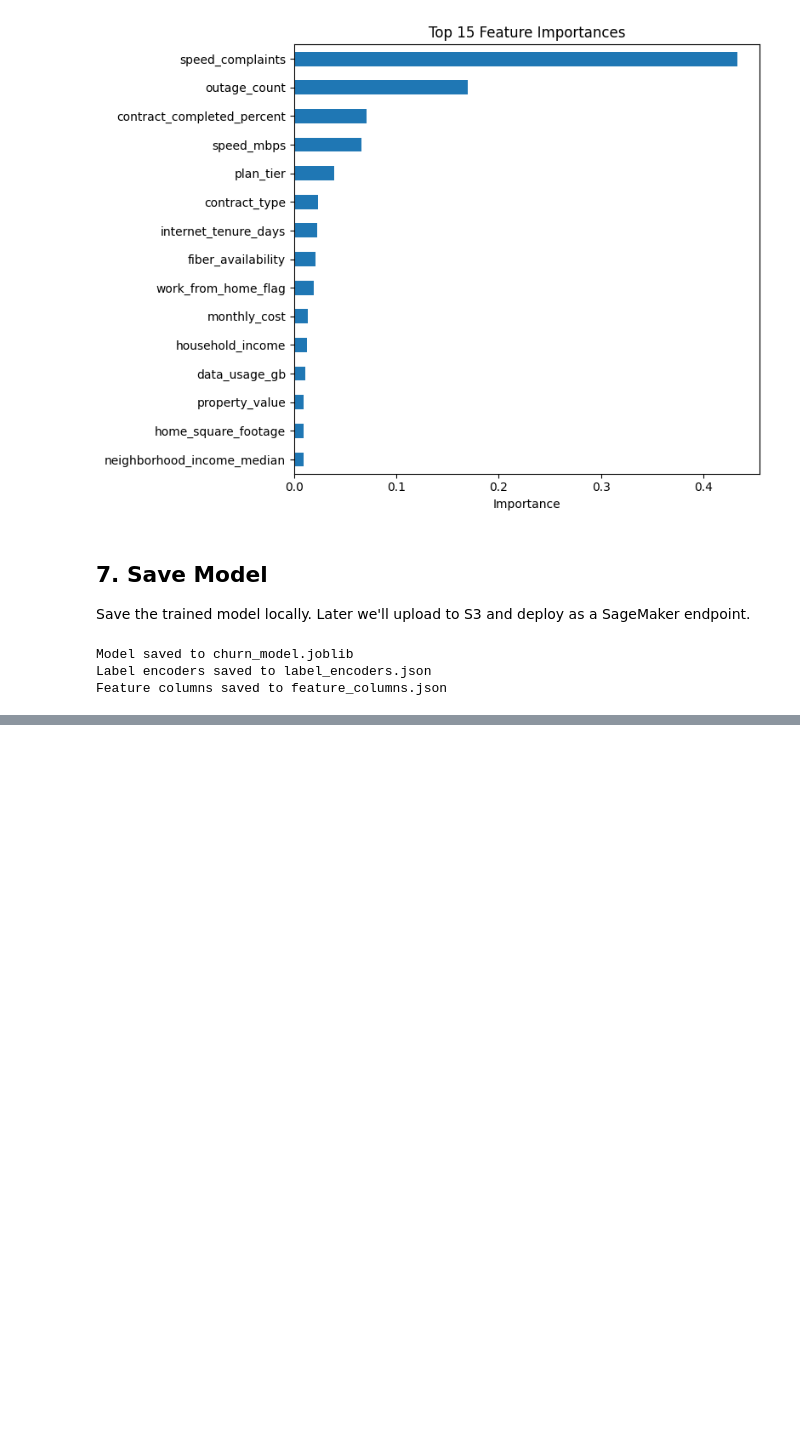
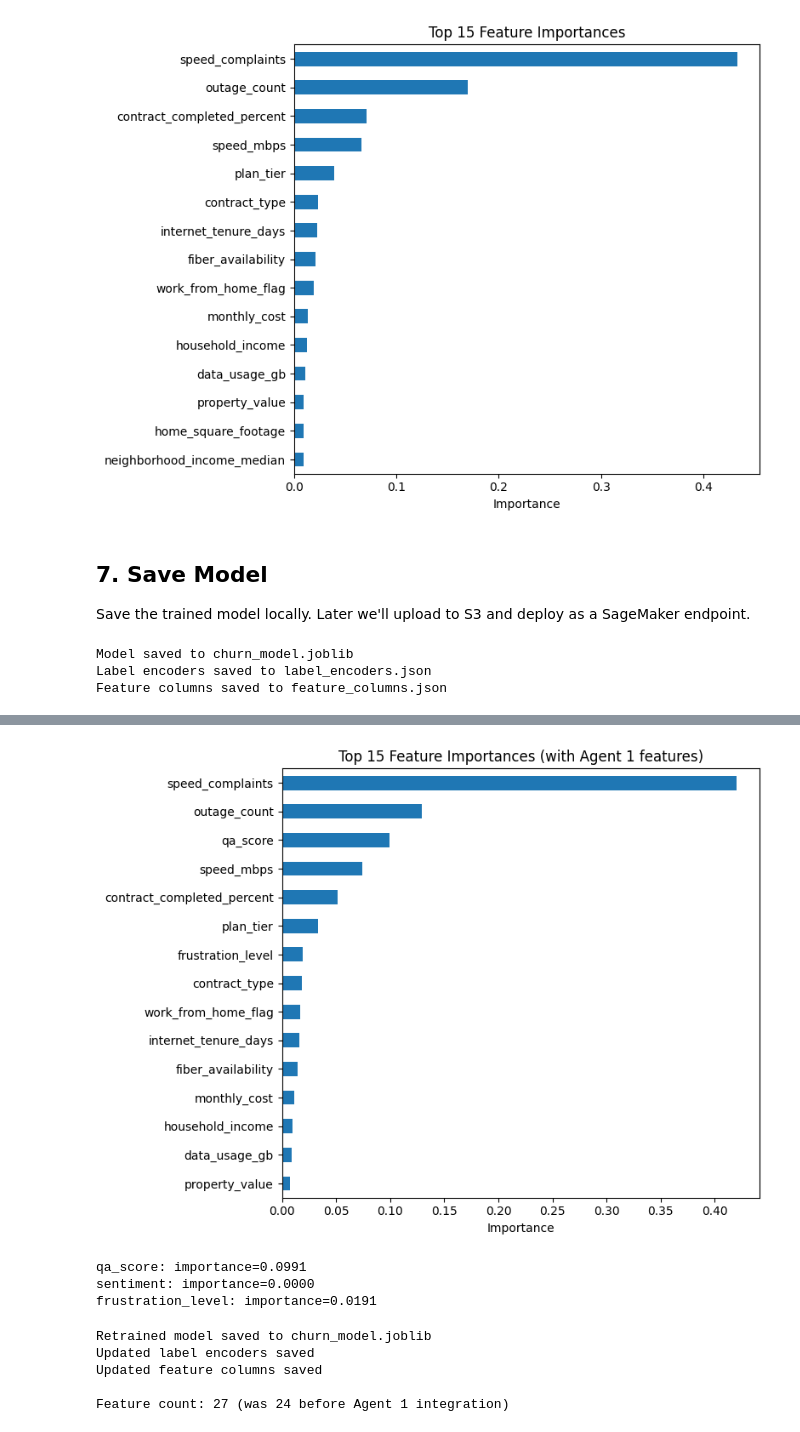
Before and after one commit to Lumin33r/Capstone-Churn, a Jupyter notebook: sagemaker/churn/churn_training.ipynb, the cells around one changed output, grey strips where cells are left out. Saved outputs shown, nothing was run; the diff lists cells and outputs as text; code cells hidden in the pictures; blank space fills up the shorter version.

```diff
--- a/sagemaker/churn/churn_training.ipynb
+++ b/sagemaker/churn/churn_training.ipynb
@@ -406,0 +437,14 @@ Feature columns saved to feature_columns.json
+# %%
+# Reload the original merged data (before encoding) to join with Agent 1 output
+internet_df2 = pd.read_csv('data/internet_data.csv')
+customers_df2 = pd.read_csv('data/trilink_customers_data.csv')
+df2 = internet_df2.merge(customers_df2, on='customer_id', how='inner')
+
+# Left join with Agent 1 output — not every customer has a call transcript
+# Customers without calls get NaN for qa_score, sentiment, frustration_level
+df2 = df2.merge(agent1_df[['customer_id', 'qa_score', 'sentiment', 'frustration_level']],
+                on='customer_id', how='left')
+
+print(f'Merged with Agent 1: {df2.shape[0]} rows, {df2.shape[1]} columns')
+print(f'Customers WITH call data: {df2["qa_score"].notna().sum()}')
+print(f'Customers WITHOUT call data: {df2["qa_score"].isna().sum()}')
@@ -406,0 +508,12 @@ Feature columns saved to feature_columns.json
+# %%
+# Train/test split with the new features
+X2 = df2.drop(columns=['internet_churn'])
+y2 = df2['internet_churn']
+
+X2_train, X2_test, y2_train, y2_test = train_test_split(
+    X2, y2, test_size=0.2, random_state=42, stratify=y2
+)
+
+print(f'Training set: {X2_train.shape[0]} rows, {X2_train.shape[1]} features')
+print(f'Test set:     {X2_test.shape[0]} rows')
+print(f'Features: {X2.columns.tolist()}')
@@ -406,0 +573,50 @@ Feature columns saved to feature_columns.json
+# %%
+# Feature importance comparison — see where Agent 1 features rank
+importance2 = pd.Series(model2.feature_importances_, index=X2.columns)
+importance2 = importance2.sort_values(ascending=True).tail(15)
+
+plt.figure(figsize=(8, 6))
+importance2.plot(kind='barh')
+plt.title('Top 15 Feature Importances (with Agent 1 features)')
+plt.xlabel('Importance')
+plt.tight_layout()
+plt.show()
+
+# Highlight Agent 1 features
+agent1_features = ['qa_score', 'sentiment', 'frustration_level']
+for feat in agent1_features:
+    rank = importance2.rank(ascending=False).get(feat, 'not in top 15')
+    imp = model2.feature_importances_[X2.columns.tolist().index(feat)]
+    print(f'{feat}: importance={imp:.4f}')
+# %% [output]
+[figure, added]
+qa_score: importance=0.0991
+sentiment: importance=0.0000
+frustration_level: importance=0.0191
+# %%
+# Save the retrained model (this is the one we deploy to SageMaker)
+joblib.dump(model2, 'churn_model.joblib')
+print('Retrained model saved to churn_model.joblib')
+
+# Update label encoders with sentiment mapping
+encoder_mapping2 = {}
+for col, le in label_encoders2.items():
+    encoder_mapping2[col] = dict(zip(le.classes_.tolist(), le.transform(le.classes_).tolist()))
+# Add sentiment manually since we mapped it ourselves
+encoder_mapping2['sentiment'] = {'Negative': 0, 'Neutral': 1, 'Positive': 2}
+
+with open('label_encoders.json', 'w') as f:
+    json.dump(encoder_mapping2, f, indent=2)
+print('Updated label encoders saved')
+
+# Save new feature columns
+with open('feature_columns.json', 'w') as f:
+    json.dump(X2.columns.tolist(), f)
+print('Updated feature columns saved')
+print(f'\nFeature count: {len(X2.columns)} (was {len(X.columns)} before Agent 1 integration)')
+# %% [output]
+Retrained model saved to churn_model.joblib
+Updated label encoders saved
+Updated feature columns saved
+
+Feature count: 27 (was 24 before Agent 1 integration)
```
Also changed, not shown: parts of 7 cells of this notebook, 7 other files.
